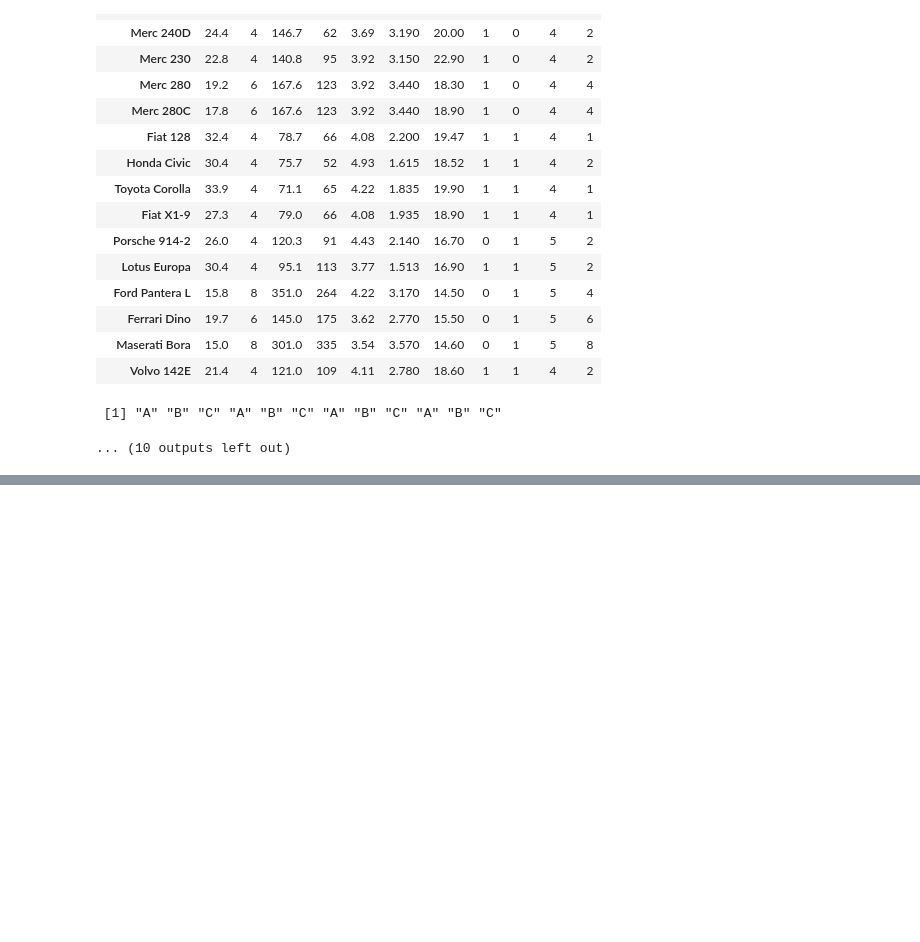
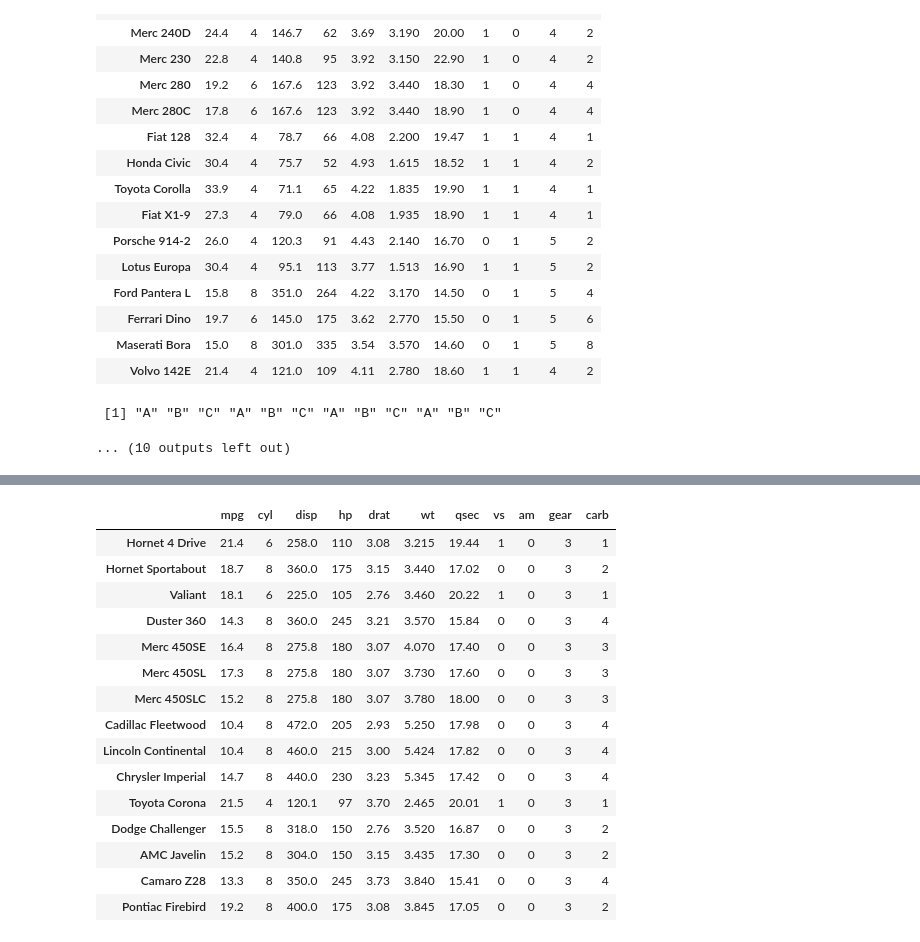
Before and after one commit to sumendar/DSwRandP-mar18, a Jupyter notebook: Data-Manipulation-dataDotTable-dplyr-pipe/Script.ipynb, the cells around one changed output, grey strips where cells are left out. Drawn from its saved outputs; the diff is of its cells as text; code cells hidden in the pictures; blank space fills up the shorter version.

```diff
--- a/Data-Manipulation-dataDotTable-dplyr-pipe/Script.ipynb
+++ b/Data-Manipulation-dataDotTable-dplyr-pipe/Script.ipynb
@@ -130,3 +145,76 @@ DT[,{print(V2) # Print column V2 and plot V3.
 | Volvo 142E | 21.4 | 4 | 121.0 | 109 | 4.11 | 2.780 | 18.60 | 1 | 1 | 4 | 2 |
  [1] "A" "B" "C" "A" "B" "C" "A" "B" "C" "A" "B" "C"
 ... (10 outputs left out)
+# %%
+# advantages of fread() function from data.table
+# system.time(read.csv("C:/Users/user/Downloads/Case-Study-Airlines/data/2008.csv"))
+# system.time(fread("C:/Users/user/Downloads/Case-Study-Airlines/data/2008.csv"))
+# Create a data.table and call it DT
+set.seed(45L)
+DT <- data.table(V1=c(1L,2L),
+                   V2=LETTERS[1:3],
+                   V3=round(rnorm(4),4),
+                   V4=1:12)
+# Subsetting Rows Using i
+class(DT)
+class(mtcars)
+# data.frame
+mtcars[3:5]
+mtcars[3:5,]
+mtcars[,3:5]
+# data.table
+DT[3:5]
+DT[,3:4]
+DT[3:4,]
+# Select all rows that have value A in column V2
+DT[V2=="A"]# for data.table
+mtcars[mtcars$gear==3,] # for data.frame
+# Select all rows that have value A or C in column V2
+DT[V2 %in% c("A","C")] # data.table
+mtcars[mtcars$gear %in% c(4,5),] # for data.frame
+# Manipulating on Columns in j
+DT[,V2] # returns as a vector
+mtcars["disp"] # returns as a data.frame
+tblDT <- as_tibble(DT)
+class(tblDT)
+st <- tblDT[,"V2"] # tibble will return as a tibble
+is.data.frame(st) # can be call as data frame/tibble
+is.tibble(st)
+# Return V2 and V3 as a data.table
+DT[,.(V2,V3)]  # DT[,c("V2","V3")]
+
+DT[,sum(V1)]  # sum(mtcars$mpg)
+DT[,.(sum(V1),sd(V3))]# output as data table
+# The same as the above, with new names
+DT[,.(Aggregate=sum(V1),
+      Sd.V3=sd(V3))]
+DT[,.(V1,Sd.V3=sd(V3))]
+DT[,.(print(V2),
+      plot(V3),
+      NULL)]
+
+DT[,c(print(DT$V2),
+      plot(DT$V3),
+      NULL)]
+# View(DT)
+# Doing j by Group
+DT[,.(V4.Sum=sum(V4)),by=V1]
+# library(dplyr)
+# same operation using functions from dplyr
+p <- group_by(DT, V1)
+summarise(p, mean = mean(V3), sum = sum(V1), n = n())
+# same operation using pipe operator
+DT %>%  group_by(V1) %>% summarise(Sum= sum(V4))
+
+DT[,.(V4.Sum=sum(V4)), by=.(V1,V2)]
+# ?aggregate
+# above operation can be done using aggregate
+aggregate(DT$V4, by=list(DT$V1,DT$V2), sum)
+# Calculate sum of V4 for every group in  sign(V1-1)
+DT[,.(V4.Sum=sum(V4)),by=sign(V1-1)]
+DT[,.(V4.Sum=sum(V4)),by=V1]
+DT[,.(V4.Sum=sum(V4)),by=V1-1]
+DT[,.(V4.Sum=sum(V4)),by=.(V1.01=sign(V1-1))]
+DT[1:5,.(V4.Sum=sum(V4)), by=V1]
+DT[,.N,by=V1]
+# %% [output]
@@ -132,0 +286,16 @@ DT[,{print(V2) # Print column V2 and plot V3.
+|  | mpg | cyl | disp | hp | drat | wt | qsec | vs | am | gear | carb |
+| Hornet 4 Drive | 21.4 | 6 | 258.0 | 110 | 3.08 | 3.215 | 19.44 | 1 | 0 | 3 | 1 |
+| Hornet Sportabout | 18.7 | 8 | 360.0 | 175 | 3.15 | 3.440 | 17.02 | 0 | 0 | 3 | 2 |
+| Valiant | 18.1 | 6 | 225.0 | 105 | 2.76 | 3.460 | 20.22 | 1 | 0 | 3 | 1 |
+| Duster 360 | 14.3 | 8 | 360.0 | 245 | 3.21 | 3.570 | 15.84 | 0 | 0 | 3 | 4 |
+| Merc 450SE | 16.4 | 8 | 275.8 | 180 | 3.07 | 4.070 | 17.40 | 0 | 0 | 3 | 3 |
+| Merc 450SL | 17.3 | 8 | 275.8 | 180 | 3.07 | 3.730 | 17.60 | 0 | 0 | 3 | 3 |
+| Merc 450SLC | 15.2 | 8 | 275.8 | 180 | 3.07 | 3.780 | 18.00 | 0 | 0 | 3 | 3 |
+| Cadillac Fleetwood | 10.4 | 8 | 472.0 | 205 | 2.93 | 5.250 | 17.98 | 0 | 0 | 3 | 4 |
+| Lincoln Continental | 10.4 | 8 | 460.0 | 215 | 3.00 | 5.424 | 17.82 | 0 | 0 | 3 | 4 |
+| Chrysler Imperial | 14.7 | 8 | 440.0 | 230 | 3.23 | 5.345 | 17.42 | 0 | 0 | 3 | 4 |
+| Toyota Corona | 21.5 | 4 | 120.1 | 97 | 3.70 | 2.465 | 20.01 | 1 | 0 | 3 | 1 |
+| Dodge Challenger | 15.5 | 8 | 318.0 | 150 | 2.76 | 3.520 | 16.87 | 0 | 0 | 3 | 2 |
+| AMC Javelin | 15.2 | 8 | 304.0 | 150 | 3.15 | 3.435 | 17.30 | 0 | 0 | 3 | 2 |
+| Camaro Z28 | 13.3 | 8 | 350.0 | 245 | 3.73 | 3.840 | 15.41 | 0 | 0 | 3 | 4 |
+| Pontiac Firebird | 19.2 | 8 | 400.0 | 175 | 3.08 | 3.845 | 17.05 | 0 | 0 | 3 | 2 |
```
Also changed, not shown: parts of 2 cells of this notebook.
